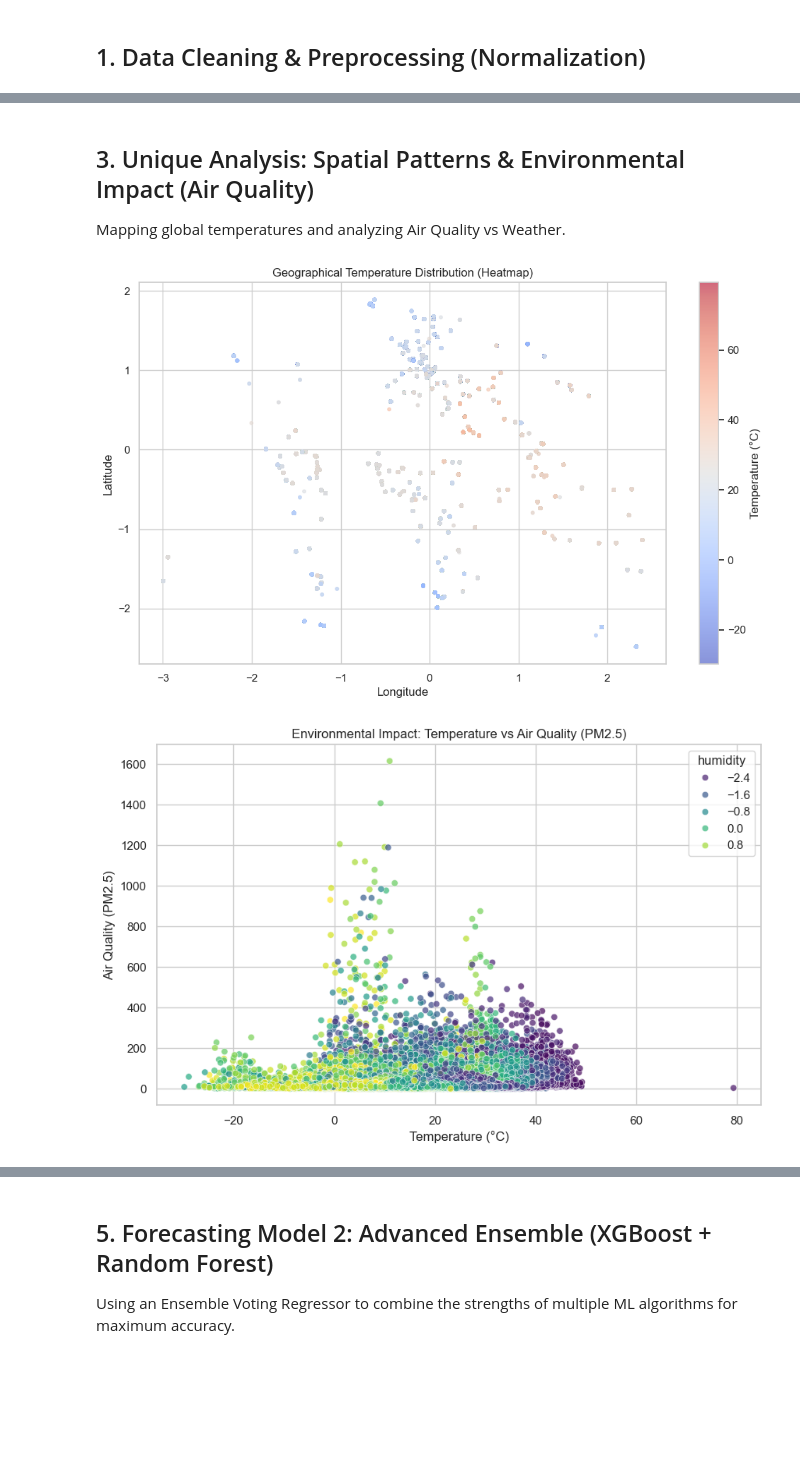
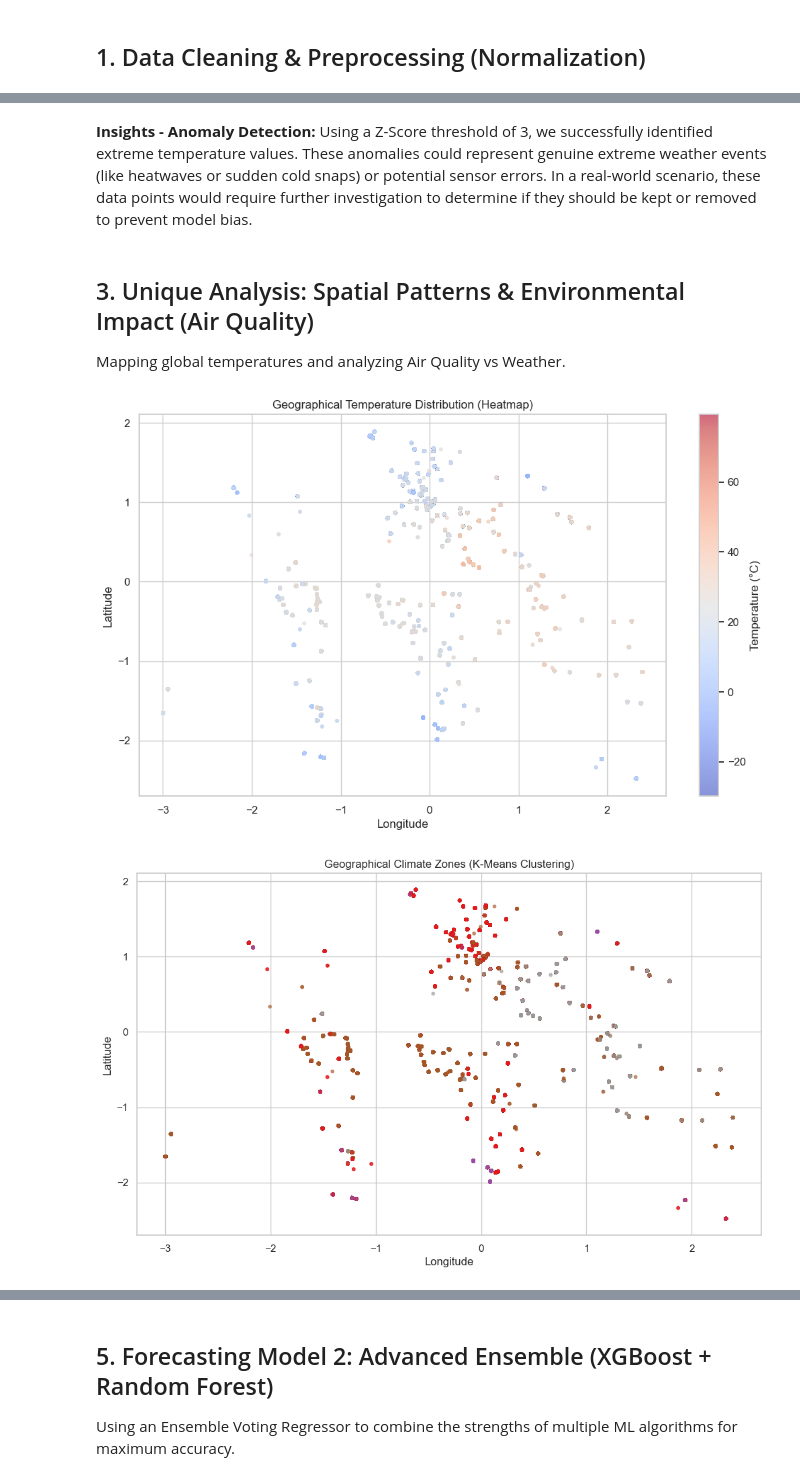
Before and after one commit to tominadal/pm-accelerator-assessment-, a Jupyter notebook: data_science_backend/Weather_Forecasting_Analysis.ipynb, the cells around one changed output, grey strips where cells are left out. Cells and saved outputs as stored; diff of their text form; code cells hidden in the pictures; blank space fills up the shorter version.

```diff
--- a/data_science_backend/Weather_Forecasting_Analysis.ipynb
+++ b/data_science_backend/Weather_Forecasting_Analysis.ipynb
@@ -82,29 +164,6 @@ sns.histplot(df['temperature_celsius'], bins=50, kde=True, color='blue')
 plt.title('Global Temperature Distribution (Celsius)')
 plt.xlabel('Temperature (°C)')
 plt.show()
-
-# Precipitation Analysis
-plt.figure(figsize=(10, 5))
-sns.lineplot(data=df.sample(500), x='last_updated', y='precip_mm', color='teal', marker='o', linestyle='')
-plt.title('Precipitation Sample over Time (Normalized)')
-plt.xlabel('Date')
-plt.ylabel('Precipitation (Normalized)')
-plt.show()
-
-# Anomaly Detection using Z-Score for temperatures
-df['temp_zscore'] = (df['temperature_celsius'] - df['temperature_celsius'].mean()) / df['temperature_celsius'].std()
-outliers = df[df['temp_zscore'].abs() > 3]
-
-plt.figure(figsize=(10, 5))
-sns.scatterplot(x=df.index, y=df['temperature_celsius'], color='lightblue', label='Normal')
-sns.scatterplot(x=outliers.index, y=outliers['temperature_celsius'], color='red', label='Outlier (Anomaly)')
-plt.title('Temperature Anomalies Detection (Z-Score > 3)')
-plt.xlabel('Index')
-plt.ylabel('Temperature (°C)')
-plt.legend()
-plt.show()
-
-print(f"Number of Extreme Temperature Anomalies detected: {len(outliers)}")
 # %% [output]
 [figure]
 [figure]
@@ -114,24 +205,39 @@ Number of Extreme Temperature Anomalies detected: 994
+# %% [markdown]
+**Insights - Anomaly Detection:**
+Using a Z-Score threshold of 3, we successfully identified extreme temperature values. These anomalies could represent genuine extreme weather events (like heatwaves or sudden cold snaps) or potential sensor errors. In a real-world scenario, these data points would require further investigation to determine if they should be kept or removed to prevent model bias.
 # %% [markdown]
 ## 3. Unique Analysis: Spatial Patterns & Environmental Impact (Air Quality)
 Mapping global temperatures and analyzing Air Quality vs Weather.
 # %%
 
 # Geographical Patterns
 plt.figure(figsize=(12, 7))
 scatter = plt.scatter(df['longitude'], df['latitude'], c=df['temperature_celsius'], cmap='coolwarm', alpha=0.6, s=10)
 plt.colorbar(scatter, label='Temperature (°C)')
 plt.title('Geographical Temperature Distribution (Heatmap)')
 plt.xlabel('Longitude')
 plt.ylabel('Latitude')
 plt.show()
 
+# Unsupervised Learning: Climate Zone Clustering using K-Means
+kmeans_features = ['temperature_celsius', 'humidity', 'precip_mm']
+kmeans = KMeans(n_clusters=4, random_state=42)
+df['climate_cluster'] = kmeans.fit_predict(df[kmeans_features])
+
+plt.figure(figsize=(12, 7))
+scatter_cluster = plt.scatter(df['longitude'], df['latitude'], c=df['climate_cluster'], cmap='Set1', alpha=0.6, s=10)
+plt.title('Geographical Climate Zones (K-Means Clustering)')
+plt.xlabel('Longitude')
+plt.ylabel('Latitude')
+plt.show()
+
 # Environmental Impact (Air Quality vs Temperature)
 plt.figure(figsize=(10, 6))
 sns.scatterplot(data=df, x='temperature_celsius', y='air_quality_PM2.5', hue='humidity', palette='viridis', alpha=0.7)
 plt.title('Environmental Impact: Temperature vs Air Quality (PM2.5)')
 plt.xlabel('Temperature (°C)')
 plt.ylabel('Air Quality (PM2.5)')
 plt.show()
 # %% [output]
 [figure]
-[figure, old version]
+[figure, new version]
```
Also changed, not shown: parts of 20 cells of this notebook, 4 other files.
